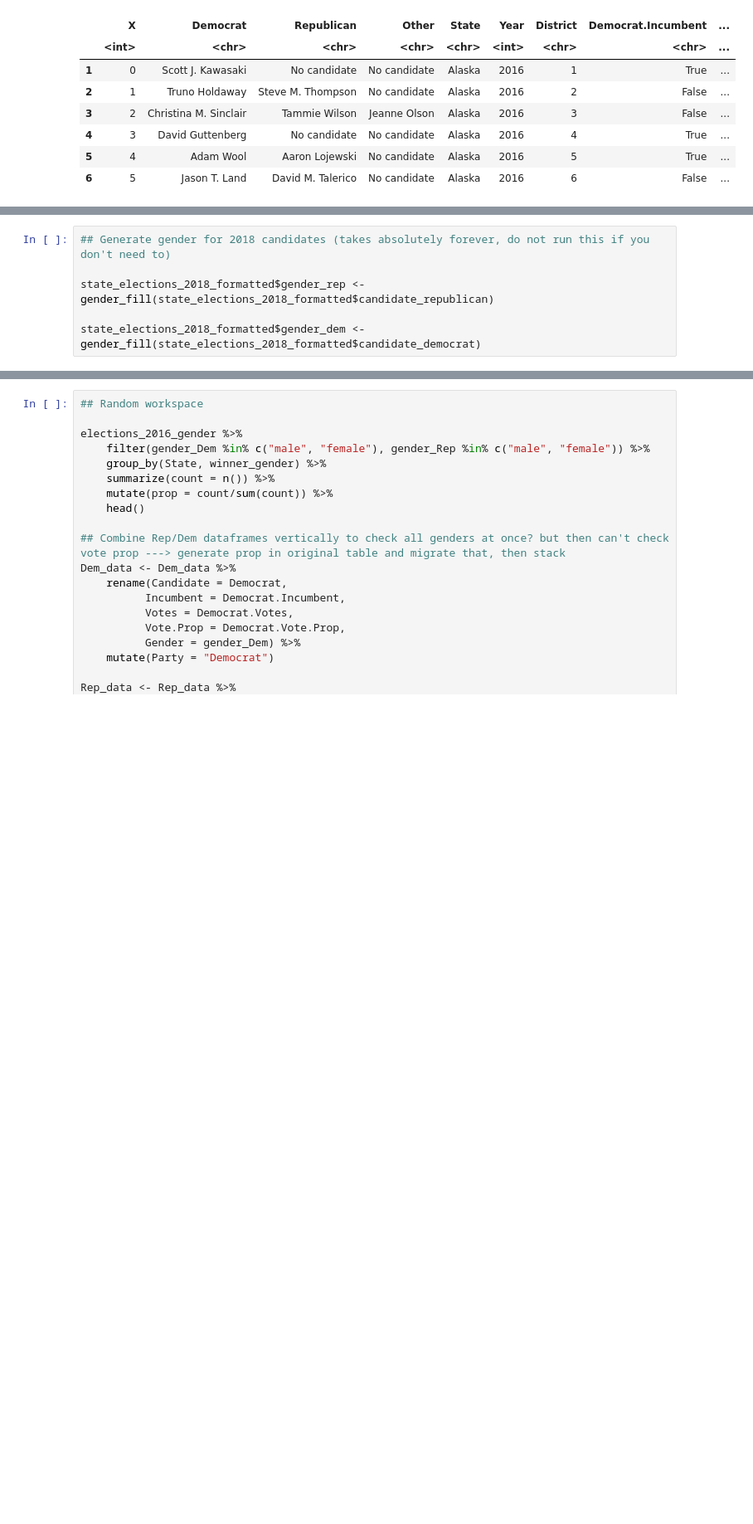
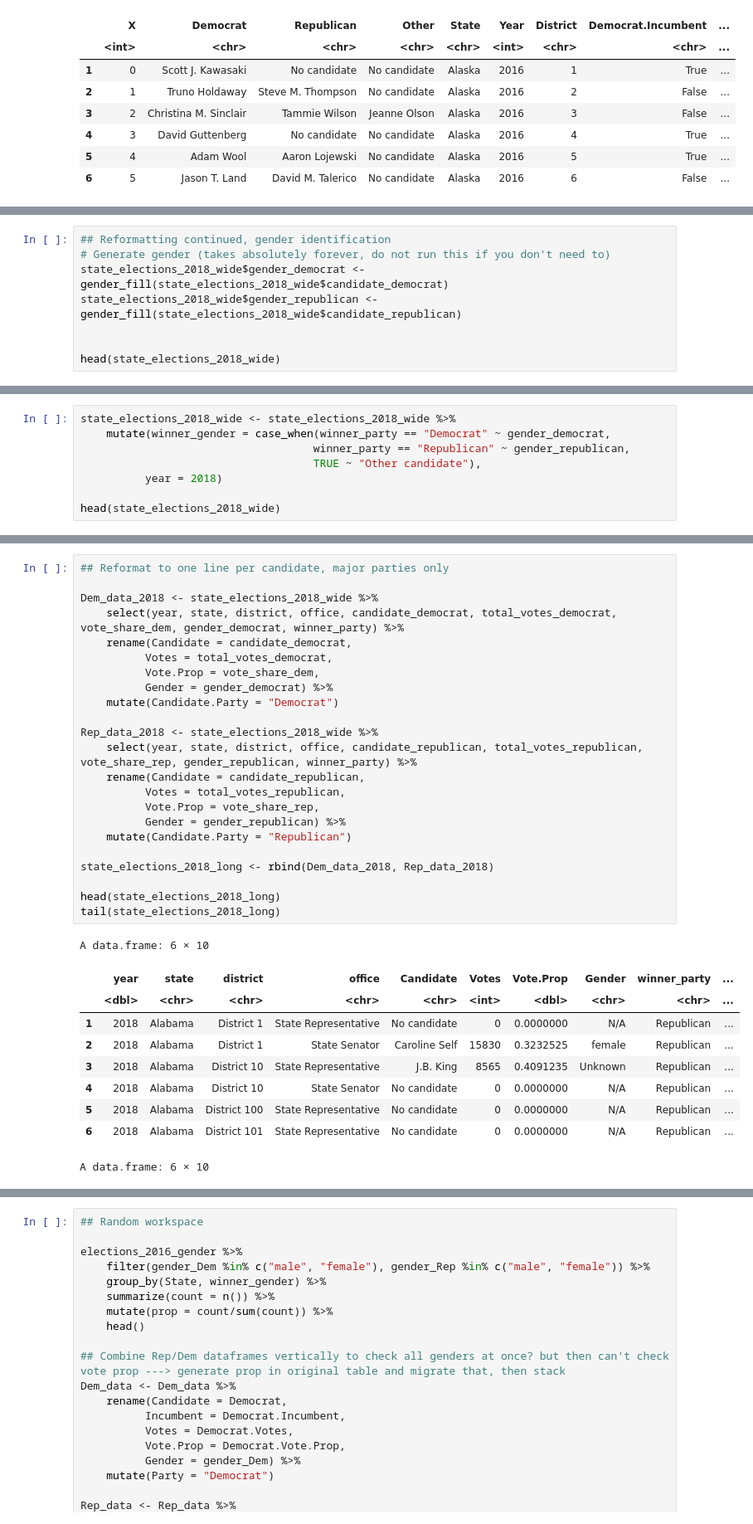
Before and after one commit to michael-bonitati-1117/final_project, a Jupyter notebook: Gender_Code.ipynb, the cells around one changed output, grey strips where cells are left out. Shown at 83% size. Cells and saved outputs as stored; diff of their text form; blank space fills up the shorter version.

```diff
--- a/Gender_Code.ipynb
+++ b/Gender_Code.ipynb
@@ -323,6 +293,8 @@ A grouped_df: 6 × 7
 # %%
-## Generate gender for 2018 candidates (takes absolutely forever, do not run this if you don't need to)
+## Reformatting continued, gender identification
+# Generate gender (takes absolutely forever, do not run this if you don't need to)
+state_elections_2018_wide$gender_democrat <- gender_fill(state_elections_2018_wide$candidate_democrat)
+state_elections_2018_wide$gender_republican <- gender_fill(state_elections_2018_wide$candidate_republican)
 
-state_elections_2018_formatted$gender_rep <- gender_fill(state_elections_2018_formatted$candidate_republican)
 
-state_elections_2018_formatted$gender_dem <- gender_fill(state_elections_2018_formatted$candidate_democrat)
+head(state_elections_2018_wide)
@@ -349,0 +311,8 @@ A data.frame: 10 × 10
+# %%
+state_elections_2018_wide <- state_elections_2018_wide %>%
+    mutate(winner_gender = case_when(winner_party == "Democrat" ~ gender_democrat,
+                                    winner_party == "Republican" ~ gender_republican,
+                                    TRUE ~ "Other candidate"),
+          year = 2018)
+
+head(state_elections_2018_wide)
@@ -349,0 +333,34 @@ A data.frame: 10 × 10
+# %%
+## Reformat to one line per candidate, major parties only
+
+Dem_data_2018 <- state_elections_2018_wide %>%
+    select(year, state, district, office, candidate_democrat, total_votes_democrat, vote_share_dem, gender_democrat, winner_party) %>%
+    rename(Candidate = candidate_democrat,
+          Votes = total_votes_democrat,
+          Vote.Prop = vote_share_dem,
+          Gender = gender_democrat) %>%
+    mutate(Candidate.Party = "Democrat")
+
+Rep_data_2018 <- state_elections_2018_wide %>%
+    select(year, state, district, office, candidate_republican, total_votes_republican, vote_share_rep, gender_republican, winner_party) %>%
+    rename(Candidate = candidate_republican,
+          Votes = total_votes_republican,
+          Vote.Prop = vote_share_rep,
+          Gender = gender_republican) %>%
+    mutate(Candidate.Party = "Republican")
+
+state_elections_2018_long <- rbind(Dem_data_2018, Rep_data_2018)
+
+head(state_elections_2018_long)
+tail(state_elections_2018_long)
+# %% [output]
+A data.frame: 6 × 10
+|  | year | state | district | office | Candidate | Votes | Vote.Prop | Gender | winner_party | ... |
+|  | <dbl> | <chr> | <chr> | <chr> | <chr> | <int> | <dbl> | <chr> | <chr> | ... |
+| 1 | 2018 | Alabama | District 1 | State Representative | No candidate | 0 | 0.0000000 | N/A | Republican | ... |
+| 2 | 2018 | Alabama | District 1 | State Senator | Caroline Self | 15830 | 0.3232525 | female | Republican | ... |
+| 3 | 2018 | Alabama | District 10 | State Representative | J.B. King | 8565 | 0.4091235 | Unknown | Republican | ... |
+| 4 | 2018 | Alabama | District 10 | State Senator | No candidate | 0 | 0.0000000 | N/A | Republican | ... |
+| 5 | 2018 | Alabama | District 100 | State Representative | No candidate | 0 | 0.0000000 | N/A | Republican | ... |
+| 6 | 2018 | Alabama | District 101 | State Representative | No candidate | 0 | 0.0000000 | N/A | Republican | ... |
+A data.frame: 6 × 10
```
Also changed, not shown: parts of 21 cells of this notebook, 6 other files.
